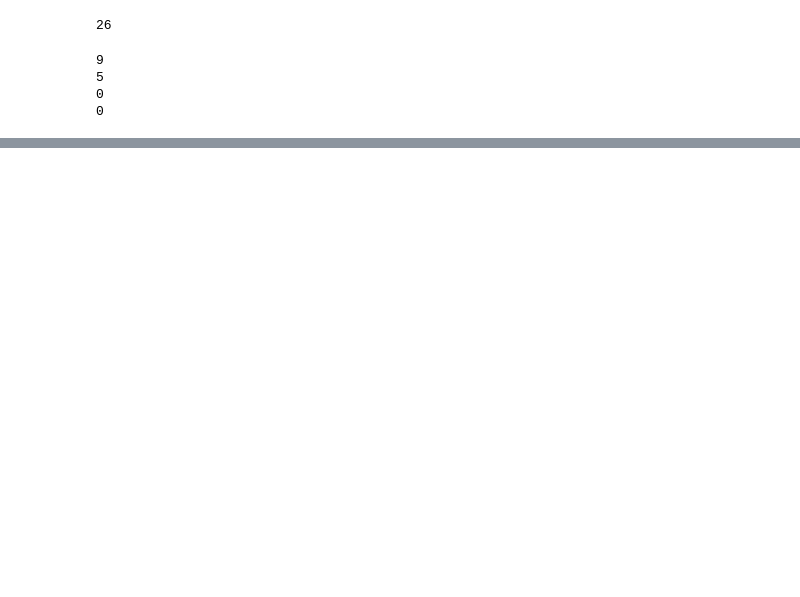
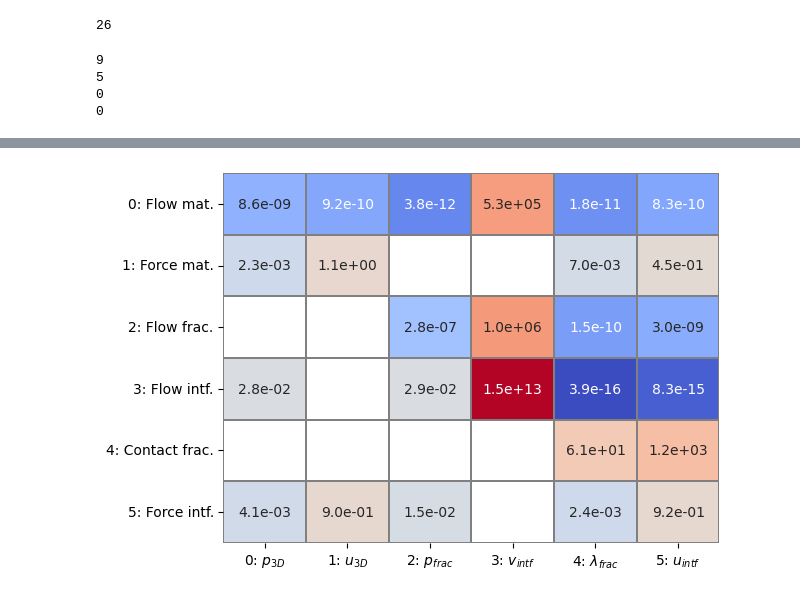
Before and after one commit to pmgbergen/FTHM-Solver, a Jupyter notebook: fpm/fpm_4_simplices_experimental.ipynb, the cells around one changed output, grey strips where cells are left out. Cells and saved outputs as stored; diff of their text form; code cells hidden in the pictures; blank space fills up the shorter version.

```diff
--- a/fpm/fpm_4_simplices_experimental.ipynb
+++ b/fpm/fpm_4_simplices_experimental.ipynb
@@ -195,0 +84,4 @@ array([12.43303379,  0.5098237 ,  1.73558536, -2.14211497,  0.4960869 ,
+# %%
+J_Q.plot_max()
+# %% [output]
+[figure, added]
```
Also changed, not shown: parts of 19 cells of this notebook, 1 other file.
